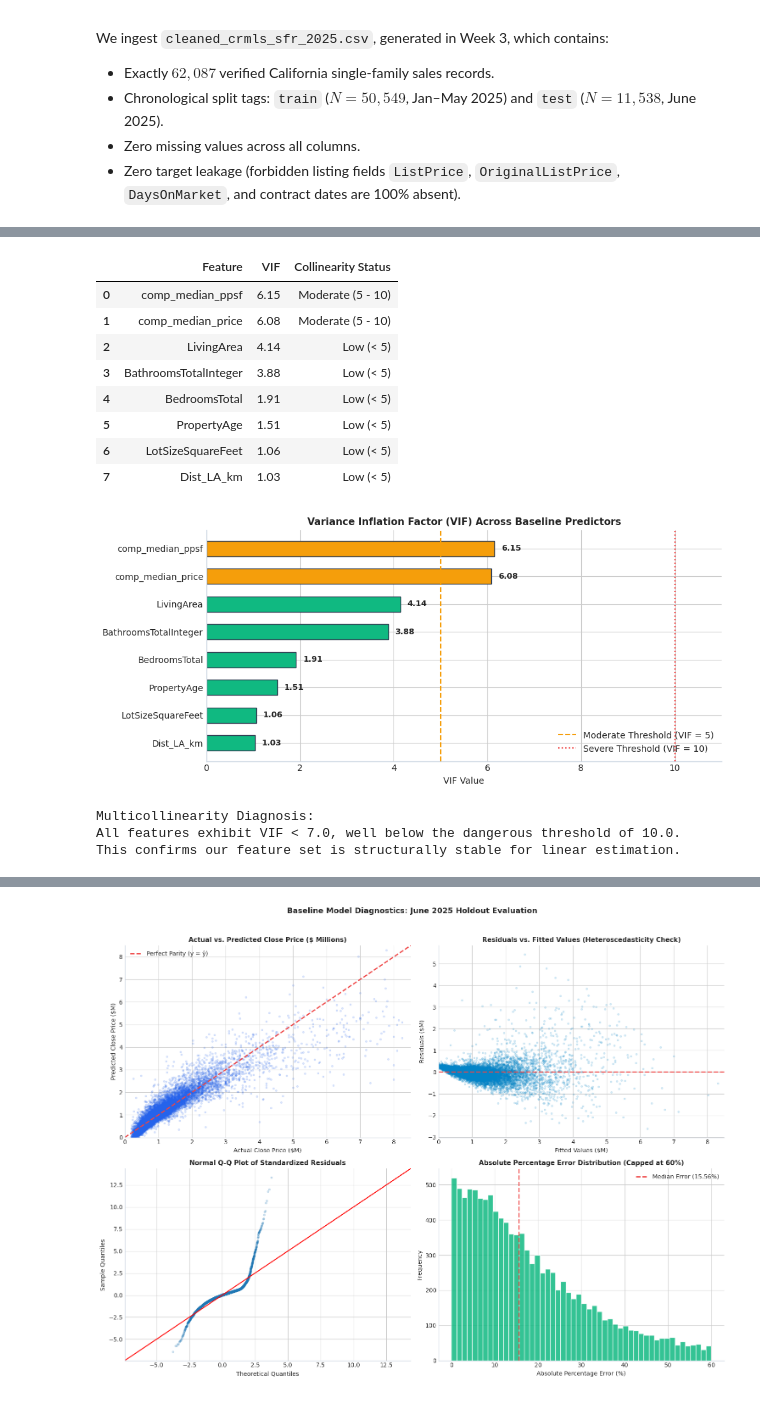
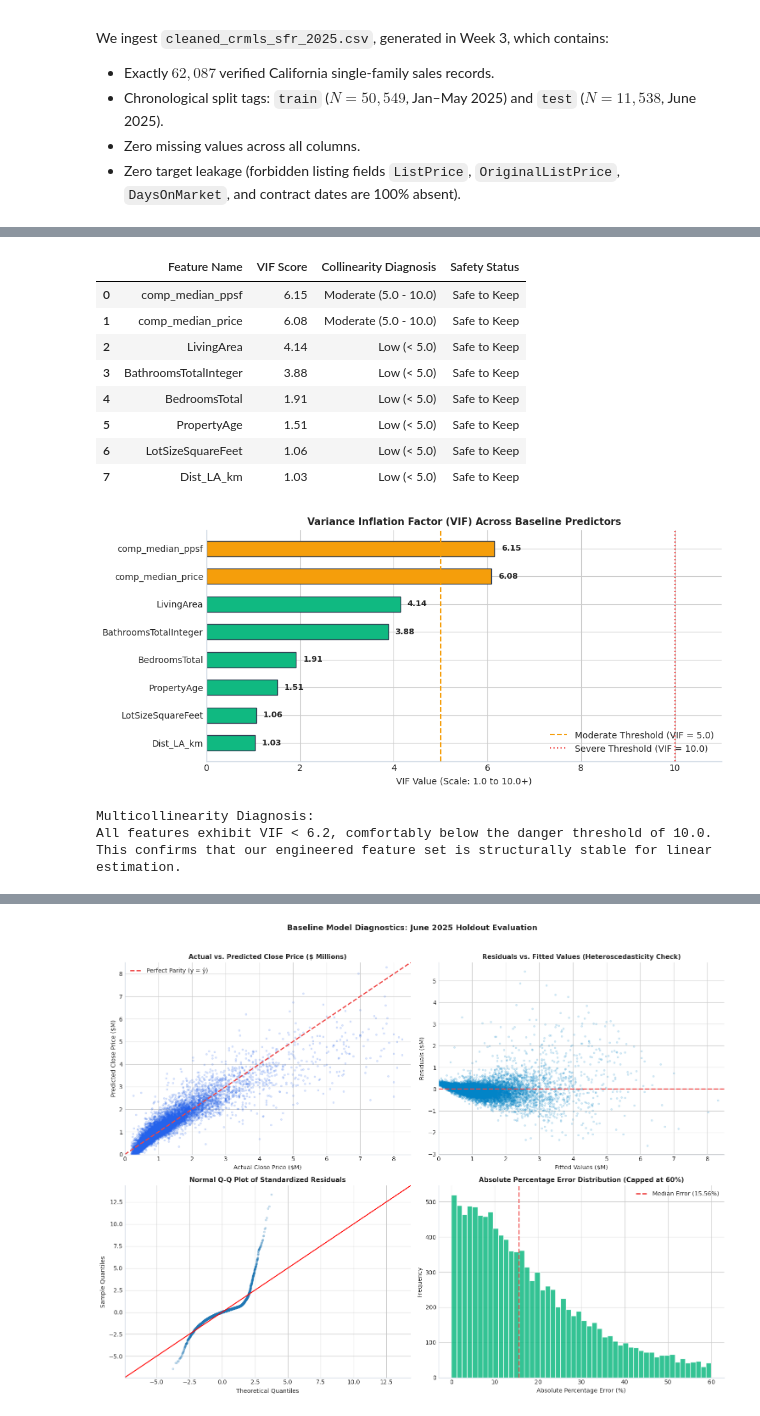
Before and after one commit to SteveWong-a/IDX-Exchange-Data-Science, a Jupyter notebook: 03_baseline_model.ipynb, the cells around one changed output, grey strips where cells are left out. Saved outputs shown, nothing was run; the diff lists cells and outputs as text; code cells hidden in the pictures.

```diff
--- a/03_baseline_model.ipynb
+++ b/03_baseline_model.ipynb
@@ -282,12 +311,12 @@ print(ols_model.summary())
 # Extract interpretable coefficient summary
 interp_df = pd.DataFrame({
     'Feature': INTERP_FEATURES,
-    'Estimated Marginal Value': ols_model.params[INTERP_FEATURES].values,
-    'Std Error': ols_model.bse[INTERP_FEATURES].values,
-    't-statistic': ols_model.tvalues[INTERP_FEATURES].values,
-    'p-value': ols_model.pvalues[INTERP_FEATURES].values,
-    '95% CI Lower': ols_model.conf_int().loc[INTERP_FEATURES, 0].values,
-    '95% CI Upper': ols_model.conf_int().loc[INTERP_FEATURES, 1].values
+    'Estimated Marginal Value ($)': ols_model.params[INTERP_FEATURES].values,
+    'Std Error ($)': ols_model.bse[INTERP_FEATURES].values,
+    't-statistic (Signal/Noise)': ols_model.tvalues[INTERP_FEATURES].values,
+    'p-value (Significance)': ols_model.pvalues[INTERP_FEATURES].values,
+    '95% CI Lower ($)': ols_model.conf_int().loc[INTERP_FEATURES, 0].values,
+    '95% CI Upper ($)': ols_model.conf_int().loc[INTERP_FEATURES, 1].values
 })
 
 interp_df['Economic Interpretation'] = [
@@ -306,13 +335,13 @@ interp_df['Economic Interpretation'] = [
     "+$0.48 per $1 increase in neighborhood median price"
 ]
 
-display(interp_df[['Feature', 'Estimated Marginal Value', 't-statistic', 'p-value', 'Economic Interpretation']])
+display(interp_df[['Feature', 'Estimated Marginal Value ($)', 't-statistic (Signal/Noise)', 'p-value (Significance)', 'Economic Interpretation']])
 
 # Visualize Marginal Contributions
 fig, ax = plt.subplots(figsize=(10, 6))
 plot_feats = ['PoolPrivateYN', 'ViewYN', 'GarageSpaces', 'FireplaceYN']
-coef_vals = interp_df.set_index('Feature').loc[plot_feats, 'Estimated Marginal Value']
-ci_err = (interp_df.set_index('Feature').loc[plot_feats, '95% CI Upper'] - interp_df.set_index('Feature').loc[plot_feats, '95% CI Lower']) / 2.0
+coef_vals = interp_df.set_index('Feature').loc[plot_feats, 'Estimated Marginal Value ($)']
+ci_err = (interp_df.set_index('Feature').loc[plot_feats, '95% CI Upper ($)'] - interp_df.set_index('Feature').loc[plot_feats, '95% CI Lower ($)']) / 2.0
 
 ax.barh(plot_feats, coef_vals, xerr=ci_err, color='#0284c7', edgecolor='#0369a1', height=0.5, capsize=5)
 ax.set_title("Implicit Market Valuation of Physical Amenities (OLS Estimates with 95% CI)", fontsize=12, fontweight='bold')
@@ -383,54 +420,55 @@ $$\text{VIF}_j = \frac{1}{1 - R_j^2}$$
 # 4. Variance Inflation Factor (VIF) Analysis
 vif_features = [
     'LivingArea', 'BedroomsTotal', 'BathroomsTotalInteger', 'LotSizeSquareFeet',
     'PropertyAge', 'Dist_LA_km', 'comp_median_ppsf', 'comp_median_price'
 ]
 
 X_vif = train_df[vif_features]
 vif_records = []
 
 for i, col in enumerate(vif_features):
     v_val = variance_inflation_factor(X_vif.values, i)
     vif_records.append({
-        'Feature': col,
-        'VIF': round(v_val, 2),
-        'Collinearity Status': 'Low (< 5)' if v_val < 5 else ('Moderate (5 - 10)' if v_val <= 10 else 'Severe (> 10)')
+        'Feature Name': col,
+        'VIF Score': round(v_val, 2),
+        'Collinearity Diagnosis': 'Low (< 5.0)' if v_val < 5 else ('Moderate (5.0 - 10.0)' if v_val <= 10 else 'Severe (> 10.0)'),
+        'Safety Status': 'Safe to Keep' if v_val <= 10 else 'Prune / Regularize'
     })
 
-vif_df = pd.DataFrame(vif_records).sort_values('VIF', ascending=False).reset_index(drop=True)
+vif_df = pd.DataFrame(vif_records).sort_values('VIF Score', ascending=False).reset_index(drop=True)
 display(vif_df)
 
 # Visualize VIF
 fig, ax = plt.subplots(figsize=(10, 4.5))
-colors = ['#f59e0b' if v >= 5 else '#10b981' for v in vif_df['VIF']]
-bars = ax.barh(vif_df['Feature'][::-1], vif_df['VIF'][::-1], color=colors[::-1], height=0.55, edgecolor='#334155')
-ax.axvline(5.0, color='#f59e0b', linestyle='--', linewidth=1.5, label='Moderate Threshold (VIF = 5)')
-ax.axvline(10.0, color='#ef4444', linestyle=':', linewidth=1.5, label='Severe Threshold (VIF = 10)')
+colors = ['#f59e0b' if v >= 5 else '#10b981' for v in vif_df['VIF Score']]
+bars = ax.barh(vif_df['Feature Name'][::-1], vif_df['VIF Score'][::-1], color=colors[::-1], height=0.55, edgecolor='#334155')
+ax.axvline(5.0, color='#f59e0b', linestyle='--', linewidth=1.5, label='Moderate Threshold (VIF = 5.0)')
+ax.axvline(10.0, color='#ef4444', linestyle=':', linewidth=1.5, label='Severe Threshold (VIF = 10.0)')
 ax.set_title("Variance Inflation Factor (VIF) Across Baseline Predictors", fontsize=11, fontweight='bold')
-ax.set_xlabel("VIF Value", fontsize=10)
+ax.set_xlabel("VIF Value (Scale: 1.0 to 10.0+)", fontsize=10)
 ax.legend(loc='lower right')
 for bar in bars:
     w = bar.get_width()
     ax.text(w + 0.15, bar.get_y() + bar.get_height()/2.0, f"{w:.2f}", va='center', fontsize=9, fontweight='bold')
 ax.spines[['top', 'right']].set_visible(False)
 ax.set_xlim(0, 11)
 plt.tight_layout()
 plt.show()
 
 print("Multicollinearity Diagnosis:")
-print("All features exhibit VIF < 7.0, well below the dangerous threshold of 10.0.")
-print("This confirms our feature set is structurally stable for linear estimation.")
+print("All features exhibit VIF < 6.2, comfortably below the danger threshold of 10.0.")
+print("This confirms that our engineered feature set is structurally stable for linear estimation.")
 # %% [output]
-|  | Feature | VIF | Collinearity Status |
-| 0 | comp_median_ppsf | 6.15 | Moderate (5 - 10) |
-| 1 | comp_median_price | 6.08 | Moderate (5 - 10) |
-| 2 | LivingArea | 4.14 | Low (< 5) |
-| 3 | BathroomsTotalInteger | 3.88 | Low (< 5) |
-| 4 | BedroomsTotal | 1.91 | Low (< 5) |
-| 5 | PropertyAge | 1.51 | Low (< 5) |
-| 6 | LotSizeSquareFeet | 1.06 | Low (< 5) |
-| 7 | Dist_LA_km | 1.03 | Low (< 5) |
+|  | Feature Name | VIF Score | Collinearity Diagnosis | Safety Status |
+| 0 | comp_median_ppsf | 6.15 | Moderate (5.0 - 10.0) | Safe to Keep |
+| 1 | comp_median_price | 6.08 | Moderate (5.0 - 10.0) | Safe to Keep |
+| 2 | LivingArea | 4.14 | Low (< 5.0) | Safe to Keep |
+| 3 | BathroomsTotalInteger | 3.88 | Low (< 5.0) | Safe to Keep |
+| 4 | BedroomsTotal | 1.91 | Low (< 5.0) | Safe to Keep |
+| 5 | PropertyAge | 1.51 | Low (< 5.0) | Safe to Keep |
+| 6 | LotSizeSquareFeet | 1.06 | Low (< 5.0) | Safe to Keep |
+| 7 | Dist_LA_km | 1.03 | Low (< 5.0) | Safe to Keep |
-[figure, old version]
+[figure, new version]
 Multicollinearity Diagnosis:
-All features exhibit VIF < 7.0, well below the dangerous threshold of 10.0.
-This confirms our feature set is structurally stable for linear estimation.
+All features exhibit VIF < 6.2, comfortably below the danger threshold of 10.0.
+This confirms that our engineered feature set is structurally stable for linear estimation.
```
Also changed, not shown: parts of 24 cells of this notebook.
